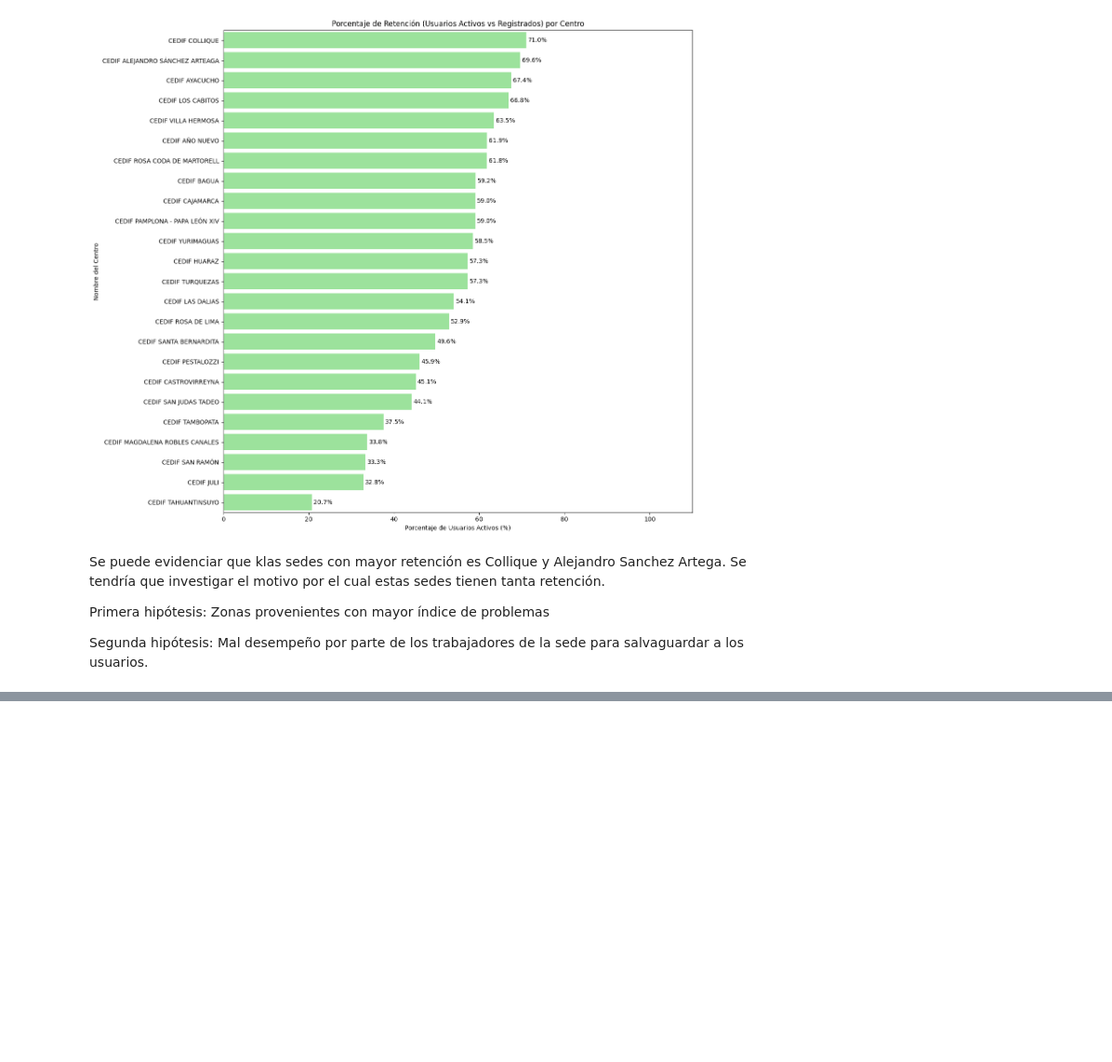
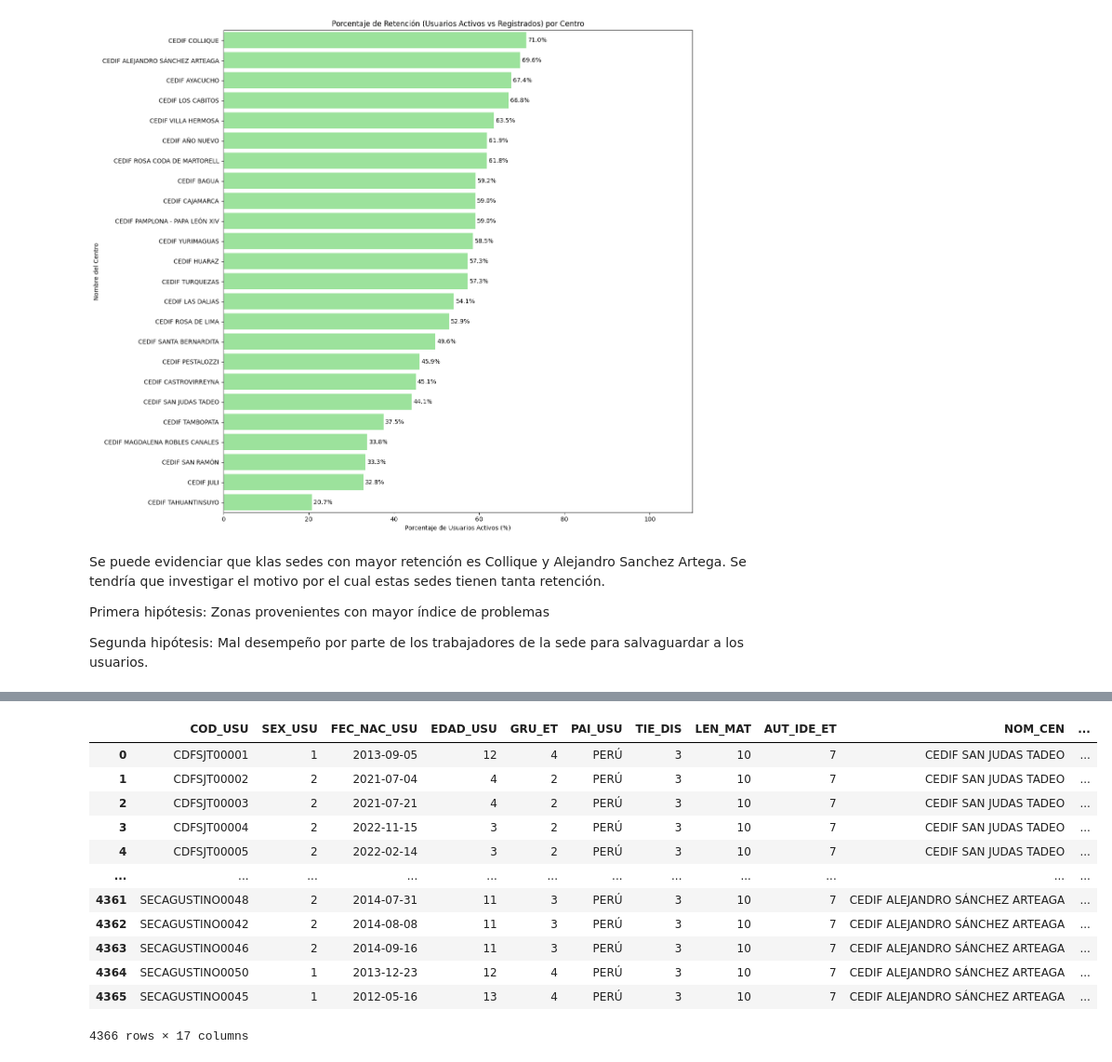
Before and after one commit to Amolihua/proyectos-peque-DS, a Jupyter notebook: Atendidos/EDA.ipynb, the cells around one changed output, grey strips where cells are left out. Shown at 93% size. Saved outputs shown, nothing was run; the diff lists cells and outputs as text; code cells hidden in the pictures; blank space fills up the shorter version.

```diff
--- a/Atendidos/EDA.ipynb
+++ b/Atendidos/EDA.ipynb
@@ -635,0 +788,21 @@ Segunda hipótesis: Mal desempeño por parte de los trabajadores de la sede para
+# %%
+fechas = df12[['COD_USU', 'FEC_ING', 'FEC_EGR']].copy()
+fechas['ing_num'] = fechas['FEC_ING'].astype(str).str.replace(r'\D', '', regex=True).str[:8]
+fechas['egr_num'] = fechas['FEC_EGR'].astype(str).str.replace(r'\D', '', regex=True).str[:8]
+
+año_ing = pd.to_numeric(fechas['ing_num'].str[:4], errors='coerce')
+mes_ing = pd.to_numeric(fechas['ing_num'].str[4:6], errors='coerce')
+dia_ing = pd.to_numeric(fechas['ing_num'].str[6:8], errors='coerce')
+
+año_egr = pd.to_numeric(fechas['egr_num'].str[:4], errors='coerce')
+mes_egr = pd.to_numeric(fechas['egr_num'].str[4:6], errors='coerce')
+dia_egr = pd.to_numeric(fechas['egr_num'].str[6:8], errors='coerce')
+
+fechas['Años_Egresado'] = ((año_egr - año_ing) + ((mes_egr - mes_ing) / 12) + ((dia_egr - dia_ing) / 365.25)).round(2)
+
+fechas_limpias = fechas[['COD_USU', 'Años_Egresado']].drop_duplicates(subset=['COD_USU'])
+unicos = unicos.drop(columns=['Años_Egresado'], errors='ignore')
+
+unicos = pd.merge(unicos, fechas_limpias, on='COD_USU', how='left')
+
+print(unicos[['COD_USU', 'FEC_ING', 'FEC_EGR', 'Años_Egresado']].dropna(subset=['Años_Egresado']).head(10))
@@ -635,0 +821,18 @@ Segunda hipótesis: Mal desempeño por parte de los trabajadores de la sede para
+# %%
+unicos['Años_Egresado'] = unicos['Años_Egresado'].fillna(0)
+# %%
+unicos
+# %% [output]
+|  | COD_USU | SEX_USU | FEC_NAC_USU | EDAD_USU | GRU_ET | PAI_USU | TIE_DIS | LEN_MAT | AUT_IDE_ET | NOM_CEN | ... |
+| 0 | CDFSJT00001 | 1 | 2013-09-05 | 12 | 4 | PERÚ | 3 | 10 | 7 | CEDIF SAN JUDAS TADEO | ... |
+| 1 | CDFSJT00002 | 2 | 2021-07-04 | 4 | 2 | PERÚ | 3 | 10 | 7 | CEDIF SAN JUDAS TADEO | ... |
+| 2 | CDFSJT00003 | 2 | 2021-07-21 | 4 | 2 | PERÚ | 3 | 10 | 7 | CEDIF SAN JUDAS TADEO | ... |
+| 3 | CDFSJT00004 | 2 | 2022-11-15 | 3 | 2 | PERÚ | 3 | 10 | 7 | CEDIF SAN JUDAS TADEO | ... |
+| 4 | CDFSJT00005 | 2 | 2022-02-14 | 3 | 2 | PERÚ | 3 | 10 | 7 | CEDIF SAN JUDAS TADEO | ... |
+| ... | ... | ... | ... | ... | ... | ... | ... | ... | ... | ... | ... |
+| 4361 | SECAGUSTINO0048 | 2 | 2014-07-31 | 11 | 3 | PERÚ | 3 | 10 | 7 | CEDIF ALEJANDRO SÁNCHEZ ARTEAGA | ... |
+| 4362 | SECAGUSTINO0042 | 2 | 2014-08-08 | 11 | 3 | PERÚ | 3 | 10 | 7 | CEDIF ALEJANDRO SÁNCHEZ ARTEAGA | ... |
+| 4363 | SECAGUSTINO0046 | 2 | 2014-09-16 | 11 | 3 | PERÚ | 3 | 10 | 7 | CEDIF ALEJANDRO SÁNCHEZ ARTEAGA | ... |
+| 4364 | SECAGUSTINO0050 | 1 | 2013-12-23 | 12 | 4 | PERÚ | 3 | 10 | 7 | CEDIF ALEJANDRO SÁNCHEZ ARTEAGA | ... |
+| 4365 | SECAGUSTINO0045 | 1 | 2012-05-16 | 13 | 4 | PERÚ | 3 | 10 | 7 | CEDIF ALEJANDRO SÁNCHEZ ARTEAGA | ... |
+4366 rows × 17 columns
```
Also changed, not shown: parts of 12 cells of this notebook, 2 other files.
